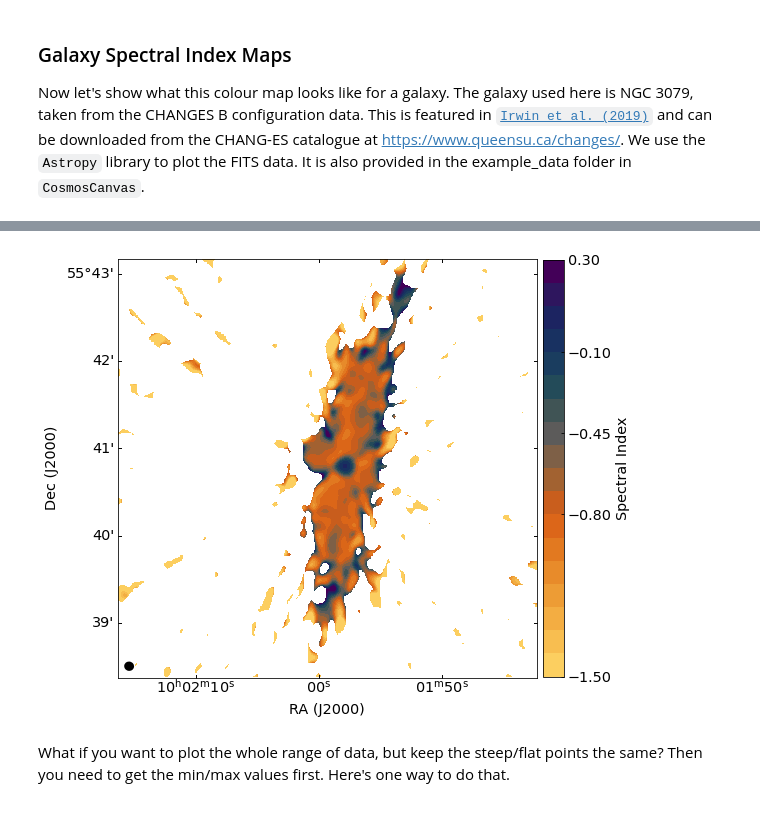
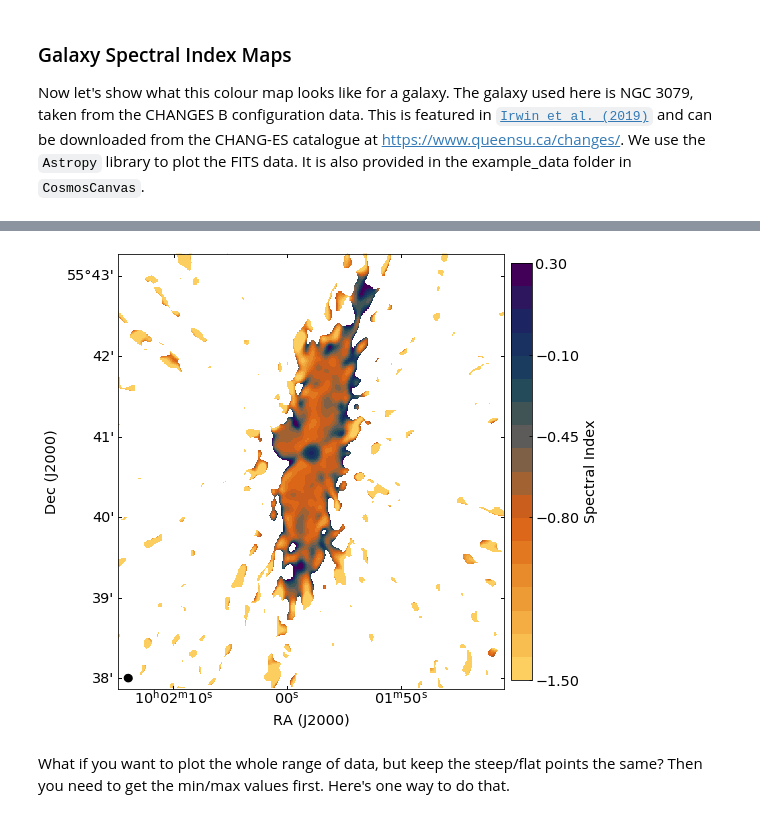
Before and after one commit to mlarichardson/CosmosCanvas, a Jupyter notebook: 1. Plot Spectral Index.ipynb, the cells around one changed output, grey strips where cells are left out. Cells and saved outputs as stored; diff of their text form; code cells hidden in the pictures.

Commit message:
Changes for rectange FoV and fig size, JE ND and GF

```diff
--- a/1. Plot Spectral Index.ipynb
+++ b/1. Plot Spectral Index.ipynb
@@ -103,8 +105,18 @@ import galfits as gal
 title='NGC 3079'
 fits_file="example_data/SpecIndex_N3079.FITS"
 RA = [10., 1., 57.8]    # hh.mm.ss
-DEC = [55., 40., 47.0] # deg.mm.ss
-RADIUS = 0.04 # degrees
+DEC = [55., 40., 47.0] # deg.mm.ss; negatives Dec format -dg.,-am.,-as
+
+#The image can be trimmed to a rectangle or left as is.  To leave it as is, set
+    #TrimSwitch='no_trim'
+    #ImgSize=[]  #  We always need an image size to be passed to the code
+#For Rectangle images set
+TrimSwitch='rectangle'
+ImgWidth=0.08  #degrees
+ImgHeight=0.09 #degrees
+ImgSize = [ImgWidth, ImgHeight] # degrees
+
+#  For square images simply set ImgWidth=ImgHeight
 shift = [0.0, 0.2/60.] # degrees
 # %%
 # Plot galaxy both in this notebook and to a png file.
@@ -114,7 +126,7 @@ ticks = [min_value,-0.8,-0.45,-0.1,max_value]
 nsteps=18
 cbar_name = "Spectral Index"
 
-fig, ax = gal.plot_galaxy(fits_file,RA,DEC,RADIUS,shift,cmap,min_value,max_value,ticks=ticks,nsteps=nsteps,cb_name=cbar_name)
+fig, ax = gal.plot_galaxy(fits_file,RA,DEC,ImgSize,shift,cmap,min_value,max_value,ticks=ticks,nsteps=nsteps,cb_name=cbar_name,TrimSwitch=TrimSwitch)
 
-fig.savefig('plots/plot_gal.png', bbox_inches = "tight")
+fig.savefig('plots/plot2_gal.png', bbox_inches = "tight")
 # %% [output]
@@ -122,7 +133,7 @@ WARNING: FITSFixedWarning: 'datfix' made the change 'Set MJD-OBS to 56101.802951
 WARNING: FITSFixedWarning: 'obsfix' made the change 'Set OBSGEO-L to  -107.618000 from OBSGEO-[XYZ].
 Set OBSGEO-B to    34.078827 from OBSGEO-[XYZ].
 Set OBSGEO-H to     2115.607 from OBSGEO-[XYZ]'. [astropy.wcs.wcs]
-[figure, old version]
+[figure, new version]
 # %% [markdown]
 What if you want to plot the whole range of data, but keep the steep/flat points the same? Then you need to get the min/max values first. Here's one way to do that.
 # %%
```
Also changed, not shown: parts of 12 cells of this notebook, 5 other files.
